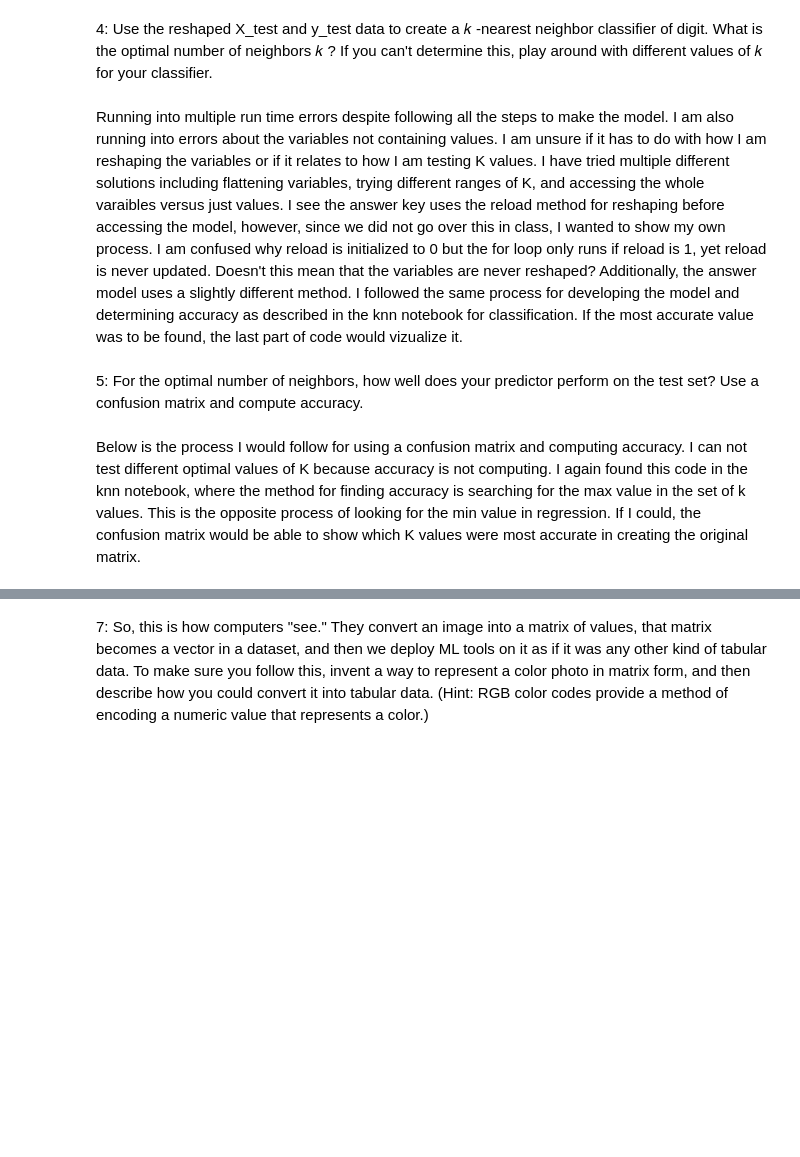
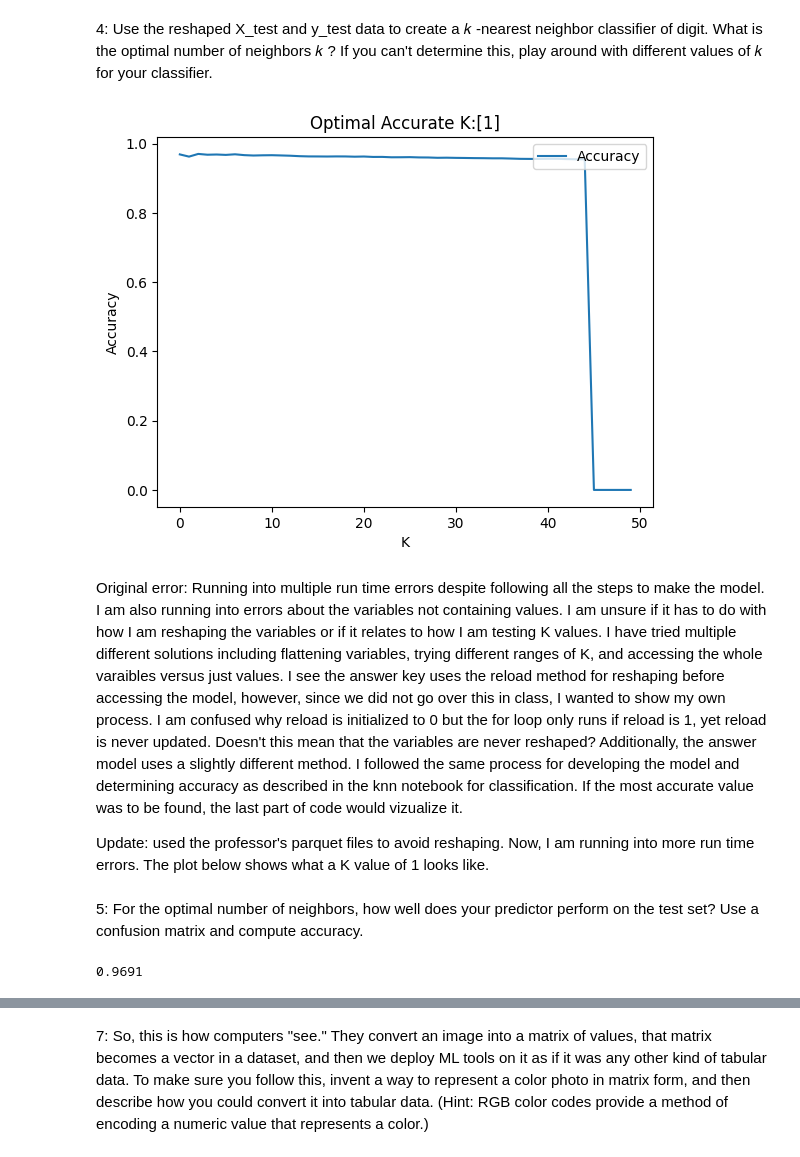
Before and after one commit to sterlinggutterman/labs, a Jupyter notebook: SG_computer_vision.ipynb, the cells around one changed output, grey strips where cells are left out. Saved outputs shown, nothing was run; the diff lists cells and outputs as text; code cells hidden in the pictures; blank space fills up the shorter version.

```diff
--- a/SG_computer_vision.ipynb
+++ b/SG_computer_vision.ipynb
@@ -183,18 +186,22 @@ for i in range(len(X_train)):
+# %%
+# updated data sets for reshaped data
+Z_train = pd.read_parquet('/content/labs/03_computer_vision/data/Z_train.parquet')
+Z_test = pd.read_parquet('/content/labs/03_computer_vision/data/Z_test.parquet')
 # %% [markdown]
 4: Use the reshaped X_test and y_test data to create a  𝑘 -nearest neighbor classifier of digit. What is the optimal number of neighbors  𝑘 ? If you can't determine this, play around with different values of  𝑘  for your classifier.
 # %%
 from sklearn.neighbors import KNeighborsClassifier
 from sklearn.model_selection import train_test_split
 
-k_bar = 100 # range of k values to try
+k_bar = 50 # range of k values to try
 acc = np.zeros(k_bar)
 
 # model
 for k in range(k_bar):
     model = KNeighborsClassifier(n_neighbors=k+1)
-    fitted_model = model.fit(new_train.values,y_train)
-    y_hat = fitted_model.predict(new_test.values)
-    acc[k] = np.sum( y_hat == y_test )/new_test
+    fitted_model = model.fit(Z_train.values,y_train)
+    # y_hat = fitted_model.predict(Z_test.values)
+    acc[k] = model.score(Z_test.values,y_test)
 
 # finding the most accurate K
 Acc_max = np.max(acc) # top accuracy
@@ -203,18 +210,20 @@ k_star = max_index[0]+1
 print(k_star) # optimal K
 # %%
 # visualizing the optimal K:
-plt.plot(np.arange(0,k),acc,label='Accuracy')
+plt.plot(np.arange(0,k_bar),acc,label='Accuracy')
 plt.xlabel("K")
 plt.ylabel("Accuracy")
 plt.legend(loc='upper right')
-plt.title('K value test Accuracy')
+plt.title('Optimal Accurate K:'+ str(k_star))
 plt.show()
+# %% [output]
+[figure, added]
 # %% [markdown]
-Running into multiple run time errors despite following all the steps to make the model. I am also running into errors about the variables not containing values. I am unsure if it has to do with how I am reshaping the variables or if it relates to how I am testing K values. I have tried multiple different solutions including flattening variables, trying different ranges of K, and accessing the whole varaibles versus just values. I see the answer key uses the reload method for reshaping before accessing the model, however, since we did not go over this in class, I wanted to show my own process. I am confused why reload is initialized to 0 but the for loop only runs if reload is 1, yet reload is never updated. Doesn't this mean that the variables are never reshaped? Additionally, the answer model uses a slightly different method. I followed the same process for developing the model and determining accuracy as described in the knn notebook for classification. If the most accurate value was to be found, the last part of code would vizualize it.
+Original error: Running into multiple run time errors despite following all the steps to make the model. I am also running into errors about the variables not containing values. I am unsure if it has to do with how I am reshaping the variables or if it relates to how I am testing K values. I have tried multiple different solutions including flattening variables, trying different ranges of K, and accessing the whole varaibles versus just values. I see the answer key uses the reload method for reshaping before accessing the model, however, since we did not go over this in class, I wanted to show my own process. I am confused why reload is initialized to 0 but the for loop only runs if reload is 1, yet reload is never updated. Doesn't this mean that the variables are never reshaped? Additionally, the answer model uses a slightly different method. I followed the same process for developing the model and determining accuracy as described in the knn notebook for classification. If the most accurate value was to be found, the last part of code would vizualize it.
+
+Update: used the professor's parquet files to avoid reshaping. Now, I am running into more run time errors. The plot below shows what a K value of 1 looks like.
 # %% [markdown]
 5: For the optimal number of neighbors, how well does your predictor perform on the test set? Use a confusion matrix and compute accuracy.
-# %% [markdown]
-Below is the process I would follow for using a confusion matrix and computing accuracy. I can not test different optimal values of K because accuracy is not computing. I again found this code in the knn notebook, where the method for finding accuracy is searching for the max value in the set of k values. This is the opposite process of looking for the min value in regression. If I could, the confusion matrix would be able to show which K values were most accurate in creating the original matrix.
 # %%
 # Fit optimal model:
 model = KNeighborsClassifier(n_neighbors=k_star[0])
@@ -222,0 +234,4 @@ y_hat = fitted_model.predict(new_test.values)
+# %%
+print(acc)
+# %% [output]
+0.9691
```
Also changed, not shown: parts of 9 cells of this notebook.
